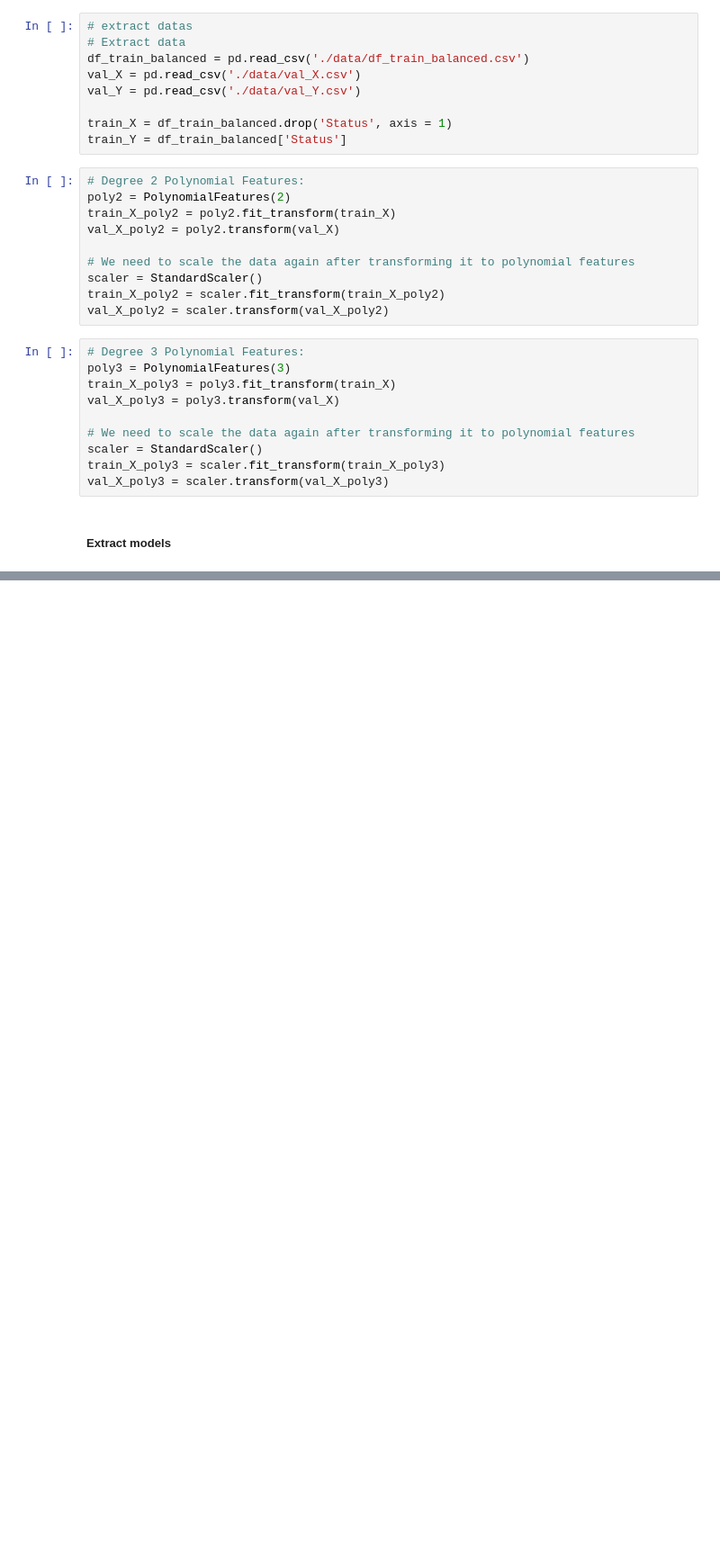
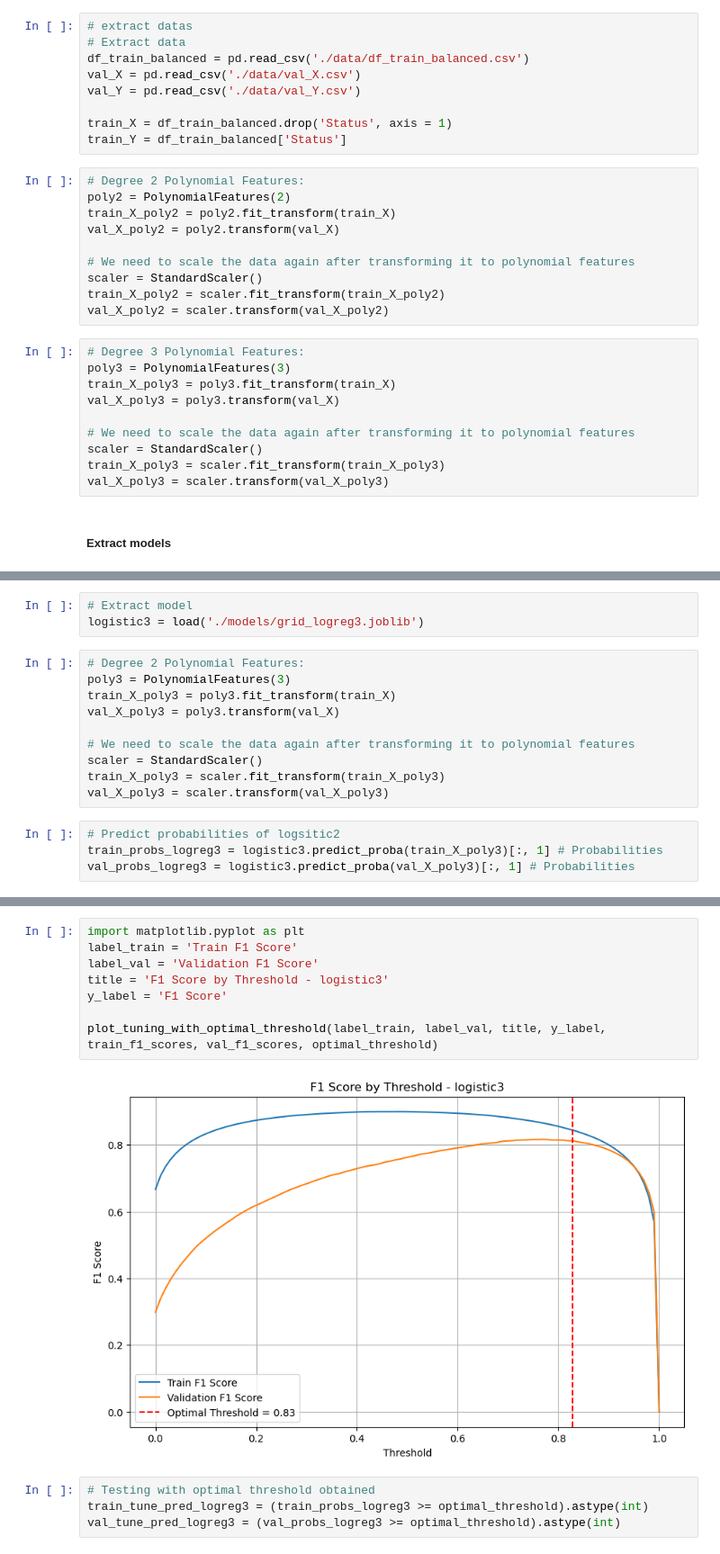
Before and after one commit to kaito274/COSC2753---Assignment1, a Jupyter notebook: main.ipynb, the cells around one changed output, grey strips where cells are left out. Shown at 90% size. Drawn from its saved outputs; the diff is of its cells as text; blank space fills up the shorter version.

```diff
--- a/main.ipynb
+++ b/main.ipynb
@@ -1851,0 +1335,17 @@ ValueError: X has 13 features, but LogisticRegression is expecting 105 features
+# %%
+# Extract model
+logistic3 = load('./models/grid_logreg3.joblib')
+# %%
+# Degree 2 Polynomial Features:
+poly3 = PolynomialFeatures(3)
+train_X_poly3 = poly3.fit_transform(train_X)
+val_X_poly3 = poly3.transform(val_X)
+
+# We need to scale the data again after transforming it to polynomial features
+scaler = StandardScaler()
+train_X_poly3 = scaler.fit_transform(train_X_poly3)
+val_X_poly3 = scaler.transform(val_X_poly3)
+# %%
+# Predict probabilities of logsitic2
+train_probs_logreg3 = logistic3.predict_proba(train_X_poly3)[:, 1] # Probabilities
+val_probs_logreg3 = logistic3.predict_proba(val_X_poly3)[:, 1] # Probabilities
@@ -1851,0 +1359,14 @@ ValueError: X has 13 features, but LogisticRegression is expecting 105 features
+# %%
+import matplotlib.pyplot as plt
+label_train = 'Train F1 Score'
+label_val = 'Validation F1 Score'
+title = 'F1 Score by Threshold - logistic3'
+y_label = 'F1 Score'
+
+plot_tuning_with_optimal_threshold(label_train, label_val, title, y_label, train_f1_scores, val_f1_scores, optimal_threshold)
+# %% [output]
+[figure, added]
+# %%
+# Testing with optimal threshold obtained
+train_tune_pred_logreg3 = (train_probs_logreg3 >= optimal_threshold).astype(int)
+val_tune_pred_logreg3 = (val_probs_logreg3 >= optimal_threshold).astype(int)
```
Also changed, not shown: parts of 153 cells of this notebook, 3 other files.
